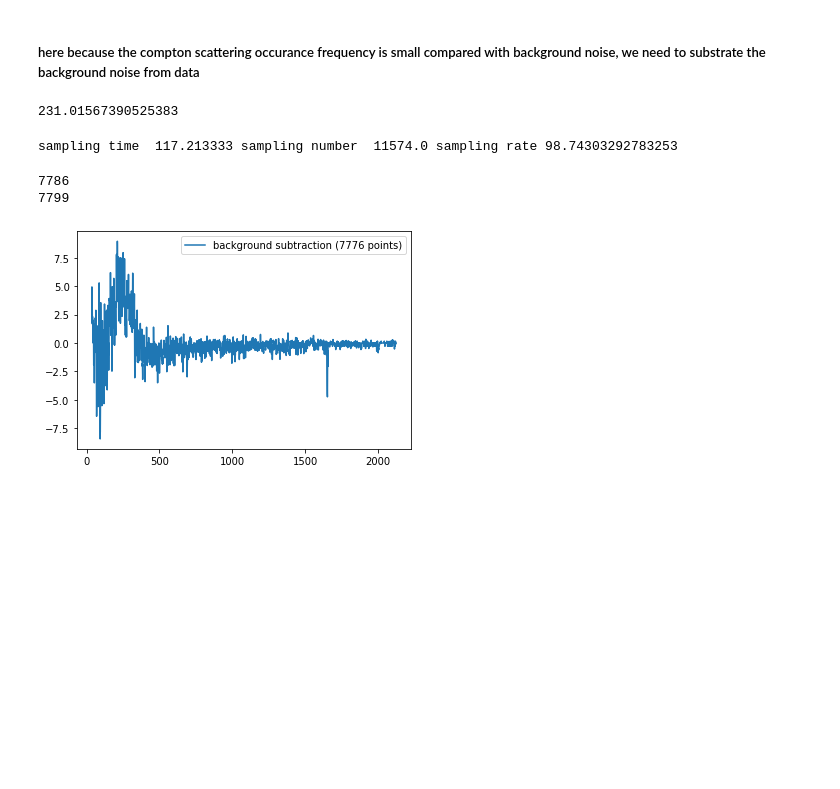
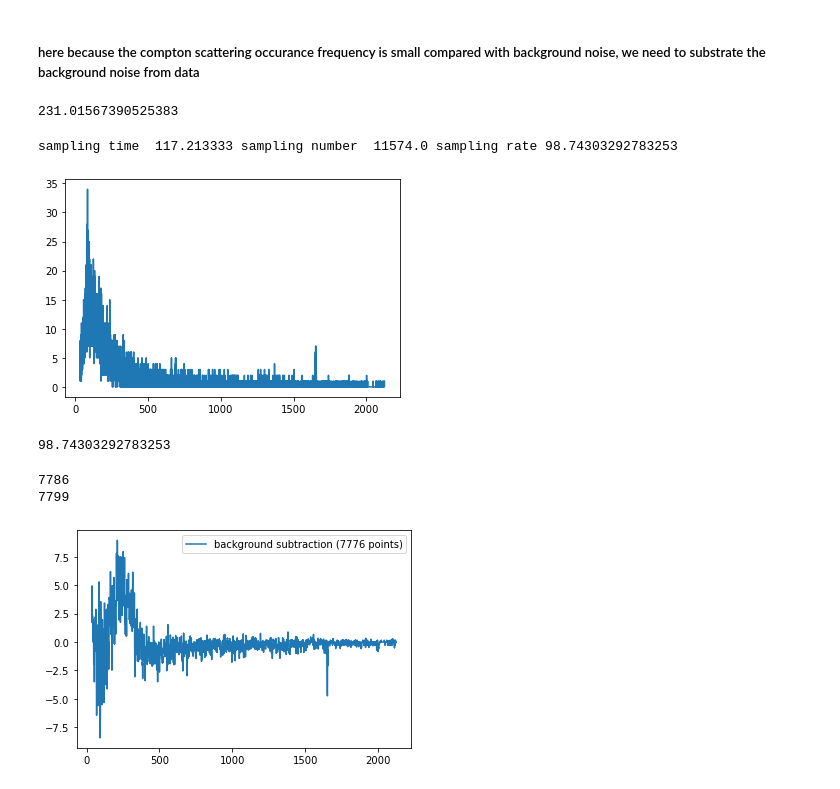
Before and after one commit to masen666666/hello-world, a Jupyter notebook: 6711 lab3 compton scattering/6711 Lab 3.ipynb, the cells around one changed output. Drawn from its saved outputs; the diff is of its cells as text; code cells hidden in the pictures; blank space fills up the shorter version.

```diff
--- a/6711 lab3 compton scattering/6711 Lab 3.ipynb
+++ b/6711 lab3 compton scattering/6711 Lab 3.ipynb
@@ -162,16 +164,21 @@ sum(y5)/real_time
 # %%
 s4 = mca.Mca("ENERGY_SPECTRUM_D2_background.MCA")
 x4,y4 = s4.get_points(calibration_method="interpolation")
 real_time4 = float(s4.get_variable("REAL_TIME"))
 samp_num4=sum(y4)
 samp_rat4=samp_num4/real_time4
 print("sampling time ",real_time4,"sampling number ",samp_num4,"sampling rate",samp_rat4)
 noise_bac=y4/samp_num4*samp_num5
 D2_no_noi=y5[1:7700]-noise_bac[1:7700]
 
-# s4.plot()
+s4.plot()
 # %% [output]
 sampling time  117.213333 sampling number  11574.0 sampling rate 98.74303292783253
+[figure, added]
+# %%
+sum(y4)/real_time4
+# %% [output]
+98.74303292783253
 # %%
 print(x4.size)
 print(x5.size)
```
Also changed, not shown: parts of 25 cells of this notebook, 1 other file.
